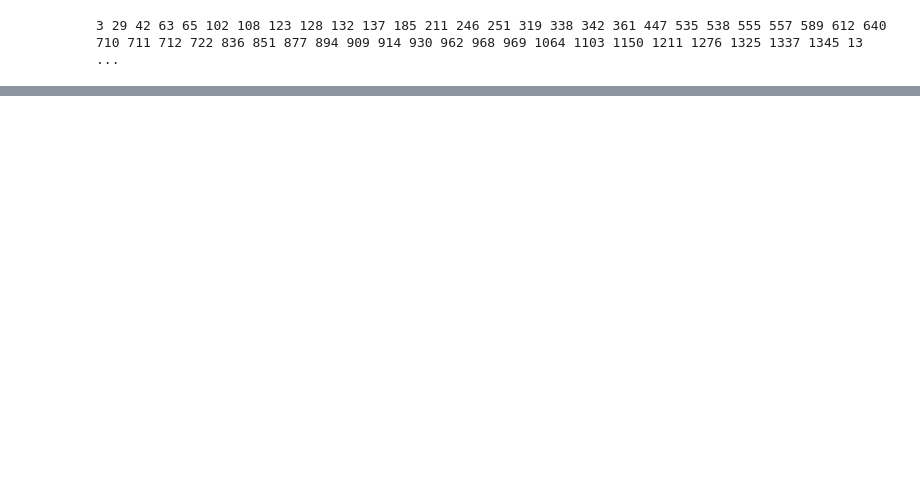
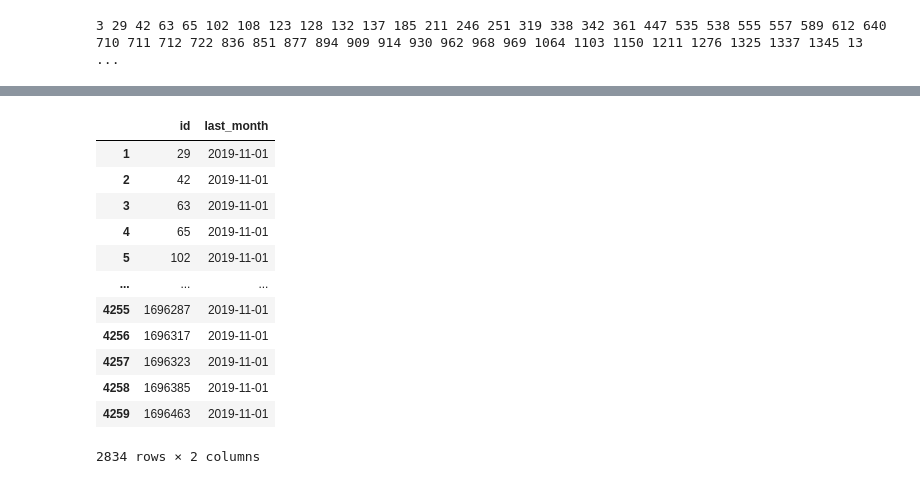
Before and after one commit to MDYLL/API_task, a Jupyter notebook: API_2months_before-checkpoint.ipynb, the cells around one changed output, grey strips where cells are left out. Saved outputs shown, nothing was run; the diff lists cells and outputs as text; code cells hidden in the pictures; blank space fills up the shorter version.

```diff
--- a/API_2months_before-checkpoint.ipynb
+++ b/API_2months_before-checkpoint.ipynb
@@ -94,16 +89,16 @@ for id in unique_id:
     for col in columns:
         if col in excepted_columns:
             continue
-        if df.loc[df.id==id].last_month.max()<end_of_time:
-            max_value=df.loc[(df.id==id)&(df.startdate>df.last_month-pd.Timedelta(days=182))][col].astype(float).max()
-            min_value=df.loc[(df.id==id)&(df.startdate>df.last_month-pd.Timedelta(days=182))][col].astype(float).min()
-            cur_value=df.loc[(df.id==id)&(df.last_month==df.startdate)][col].astype(float).max()
-        else:
-            max_value=df.loc[(df.id==id)&(df.startdate>df.last_month-pd.Timedelta(days=182+75))&
+#         if df.loc[df.id==id].last_month.max()<end_of_time:
+#             max_value=df.loc[(df.id==id)&(df.startdate>df.last_month-pd.Timedelta(days=182))][col].astype(float).max()
+#             min_value=df.loc[(df.id==id)&(df.startdate>df.last_month-pd.Timedelta(days=182))][col].astype(float).min()
+#             cur_value=df.loc[(df.id==id)&(df.last_month==df.startdate)][col].astype(float).max()
+#         else:
+        max_value=df.loc[(df.id==id)&(df.startdate>df.last_month-pd.Timedelta(days=182+45))&
                                          (df.startdate<end_of_time)][col].astype(float).max()
-            min_value=df.loc[(df.id==id)&(df.startdate>df.last_month-pd.Timedelta(days=182+75))&
+        min_value=df.loc[(df.id==id)&(df.startdate>df.last_month-pd.Timedelta(days=182+45))&
                                          (df.startdate<end_of_time)][col].astype(float).min()
-            cur_value=df.loc[(df.id==id)&(df.startdate>df.last_month-pd.Timedelta(days=75))&
+        cur_value=df.loc[(df.id==id)&(df.startdate>df.last_month-pd.Timedelta(days=45))&
                                          (df.startdate<end_of_time)][col].astype(float).max()
 
 
@@ -276,0 +320,16 @@ plt.show()
+# %%
+client_data.loc[client_data.last_month=='2019-11-01T00:00:00.000000000']
+# %% [output]
+|  | id | last_month |
+| 1 | 29 | 2019-11-01 |
+| 2 | 42 | 2019-11-01 |
+| 3 | 63 | 2019-11-01 |
+| 4 | 65 | 2019-11-01 |
+| 5 | 102 | 2019-11-01 |
+| ... | ... | ... |
+| 4255 | 1696287 | 2019-11-01 |
+| 4256 | 1696317 | 2019-11-01 |
+| 4257 | 1696323 | 2019-11-01 |
+| 4258 | 1696385 | 2019-11-01 |
+| 4259 | 1696463 | 2019-11-01 |
+2834 rows × 2 columns
```
Also changed, not shown: parts of 14 cells of this notebook, 8 other files.
